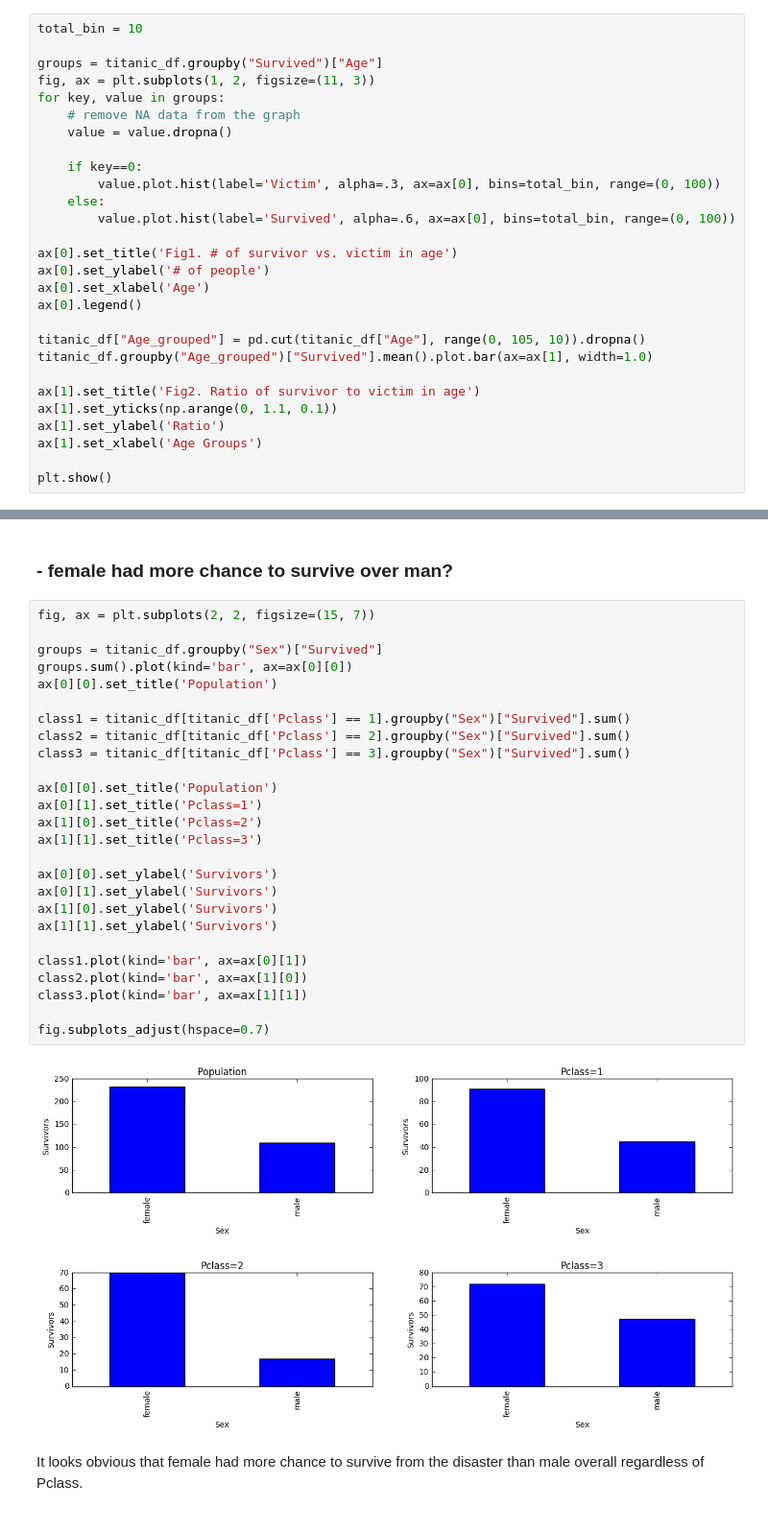
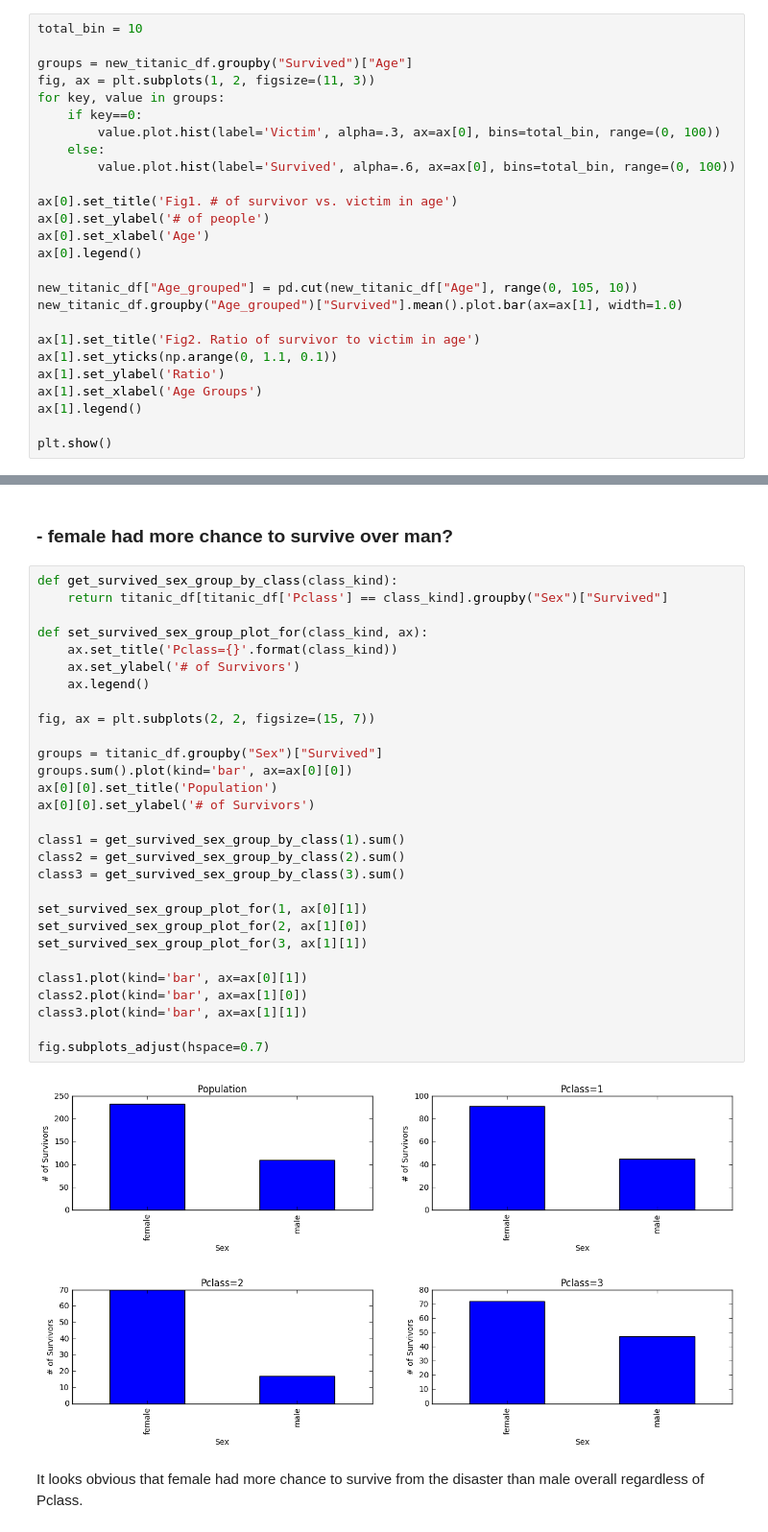
Before and after one commit to deep-diver/Data-Analysis-on-Titanic, a Jupyter notebook: titanic-analysis.ipynb, the cells around one changed output, grey strips where cells are left out. Shown at 96% size. Saved outputs shown, nothing was run; the diff lists cells and outputs as text.

```diff
--- a/titanic-analysis.ipynb
+++ b/titanic-analysis.ipynb
@@ -76,12 +152,9 @@ I became more curious about the result. Why? there could be more women and child
 # %%
 total_bin = 10
 
-groups = titanic_df.groupby("Survived")["Age"]
+groups = new_titanic_df.groupby("Survived")["Age"]
 fig, ax = plt.subplots(1, 2, figsize=(11, 3))
 for key, value in groups:
-    # remove NA data from the graph
-    value = value.dropna()
-
     if key==0:
         value.plot.hist(label='Victim', alpha=.3, ax=ax[0], bins=total_bin, range=(0, 100))
     else:
@@ -92,13 +165,14 @@ ax[0].set_ylabel('# of people')
 ax[0].set_xlabel('Age')
 ax[0].legend()
 
-titanic_df["Age_grouped"] = pd.cut(titanic_df["Age"], range(0, 105, 10)).dropna()
-titanic_df.groupby("Age_grouped")["Survived"].mean().plot.bar(ax=ax[1], width=1.0)
+new_titanic_df["Age_grouped"] = pd.cut(new_titanic_df["Age"], range(0, 105, 10))
+new_titanic_df.groupby("Age_grouped")["Survived"].mean().plot.bar(ax=ax[1], width=1.0)
 
 ax[1].set_title('Fig2. Ratio of survivor to victim in age')
 ax[1].set_yticks(np.arange(0, 1.1, 0.1))
 ax[1].set_ylabel('Ratio')
 ax[1].set_xlabel('Age Groups')
+ax[1].legend()
 
 plt.show()
 # %% [output]
@@ -181,33 +255,36 @@ I think children were rescued with higher priority.
 # %% [markdown]
 ### - female had more chance to survive over man?
 # %%
+def get_survived_sex_group_by_class(class_kind):
+    return titanic_df[titanic_df['Pclass'] == class_kind].groupby("Sex")["Survived"]
+
+def set_survived_sex_group_plot_for(class_kind, ax):
+    ax.set_title('Pclass={}'.format(class_kind))
+    ax.set_ylabel('# of Survivors')
+    ax.legend()
+
 fig, ax = plt.subplots(2, 2, figsize=(15, 7))
 
 groups = titanic_df.groupby("Sex")["Survived"]
 groups.sum().plot(kind='bar', ax=ax[0][0])
 ax[0][0].set_title('Population')
+ax[0][0].set_ylabel('# of Survivors')
 
-class1 = titanic_df[titanic_df['Pclass'] == 1].groupby("Sex")["Survived"].sum()
-class2 = titanic_df[titanic_df['Pclass'] == 2].groupby("Sex")["Survived"].sum()
-class3 = titanic_df[titanic_df['Pclass'] == 3].groupby("Sex")["Survived"].sum()
+class1 = get_survived_sex_group_by_class(1).sum()
+class2 = get_survived_sex_group_by_class(2).sum()
+class3 = get_survived_sex_group_by_class(3).sum()
 
-ax[0][0].set_title('Population')
-ax[0][1].set_title('Pclass=1')
-ax[1][0].set_title('Pclass=2')
-ax[1][1].set_title('Pclass=3')
-
-ax[0][0].set_ylabel('Survivors')
-ax[0][1].set_ylabel('Survivors')
-ax[1][0].set_ylabel('Survivors')
-ax[1][1].set_ylabel('Survivors')
+set_survived_sex_group_plot_for(1, ax[0][1])
+set_survived_sex_group_plot_for(2, ax[1][0])
+set_survived_sex_group_plot_for(3, ax[1][1])
 
 class1.plot(kind='bar', ax=ax[0][1])
 class2.plot(kind='bar', ax=ax[1][0])
 class3.plot(kind='bar', ax=ax[1][1])
 
 fig.subplots_adjust(hspace=0.7)
 # %% [output]
-[figure, old version]
+[figure, new version]
 # %% [markdown]
 It looks obvious that female had more chance to survive from the disaster than male overall regardless of Pclass.
 # %% [markdown]
```
Also changed, not shown: parts of 16 cells of this notebook.
